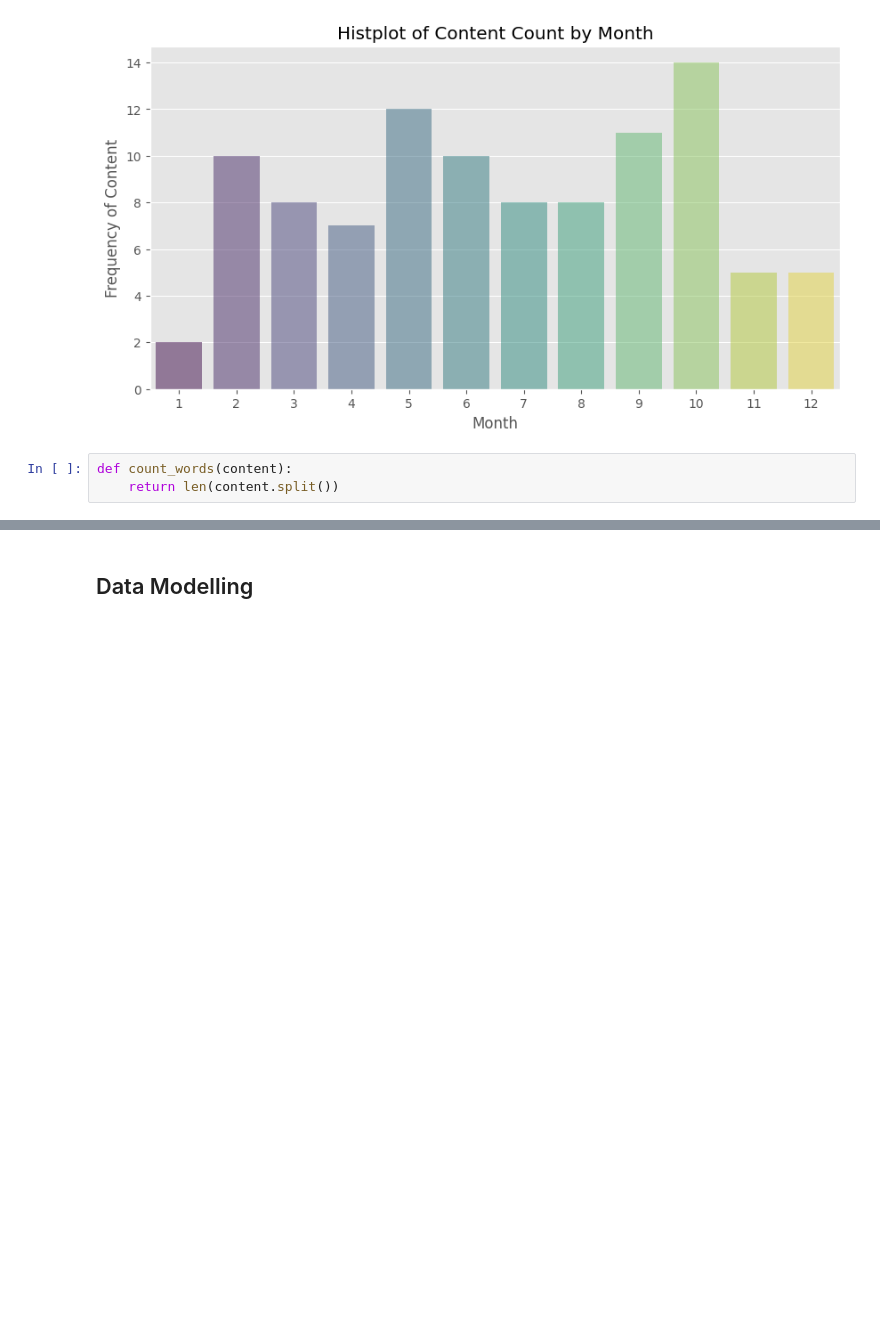
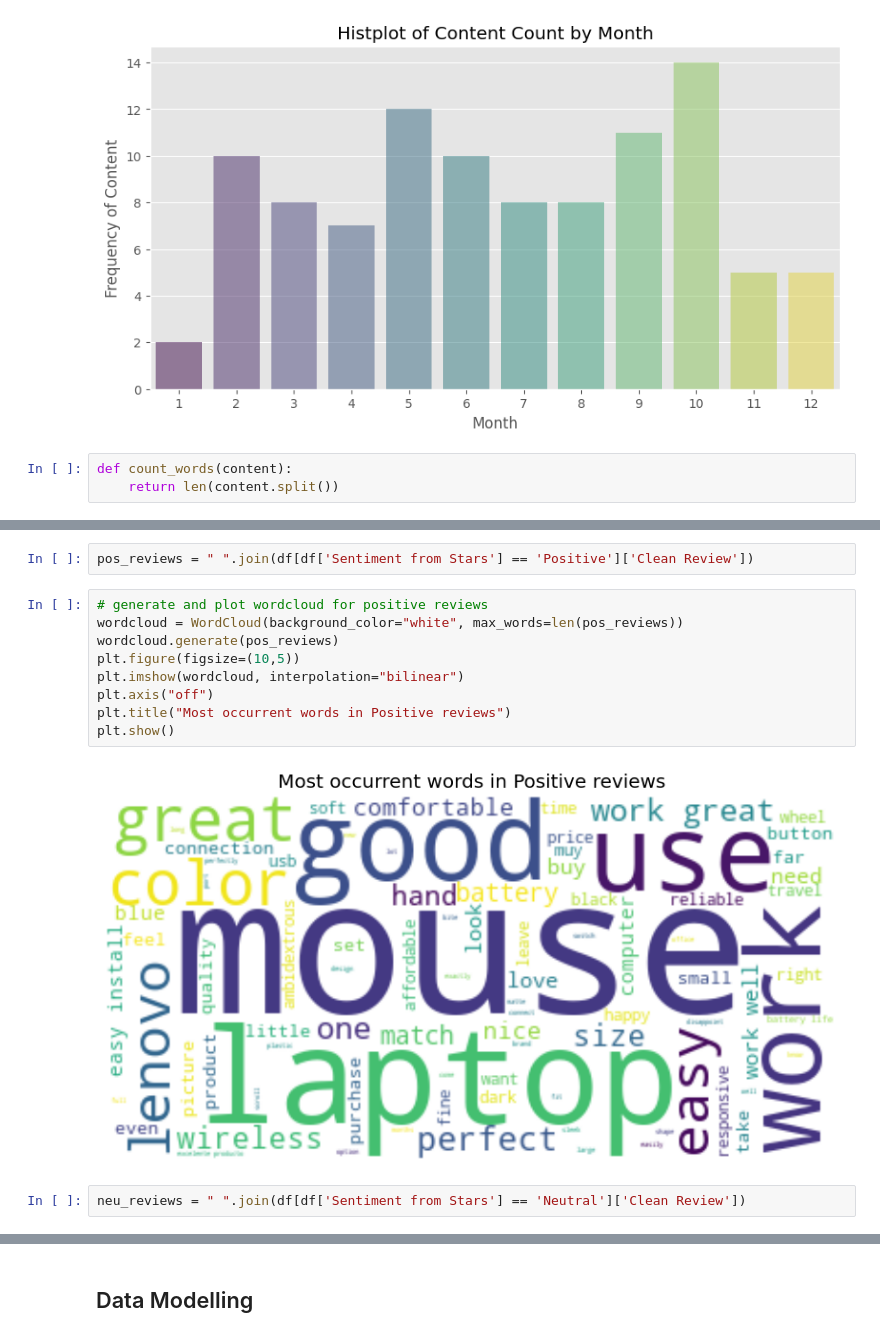
Before and after one commit to riccardo-borgo/Sentiment-Analysis-Amazon, a Jupyter notebook: sentiment_analysis.ipynb, the cells around one changed output, grey strips where cells are left out. Cells and saved outputs as stored; diff of their text form; blank space fills up the shorter version.

```diff
--- a/sentiment_analysis.ipynb
+++ b/sentiment_analysis.ipynb
@@ -200,3 +235,18 @@ plt.xlabel('Year')
 plt.show()
 # %% [output]
 [figure]
+# %%
+pos_reviews = " ".join(df[df['Sentiment from Stars'] == 'Positive']['Clean Review'])
+# %%
+# generate and plot wordcloud for positive reviews
+wordcloud = WordCloud(background_color="white", max_words=len(pos_reviews))
+wordcloud.generate(pos_reviews)
+plt.figure(figsize=(10,5))
+plt.imshow(wordcloud, interpolation="bilinear")
+plt.axis("off")
+plt.title("Most occurrent words in Positive reviews")
+plt.show()
+# %% [output]
+[figure, added]
+# %%
+neu_reviews = " ".join(df[df['Sentiment from Stars'] == 'Neutral']['Clean Review'])
```
Also changed, not shown: parts of 20 cells of this notebook.
